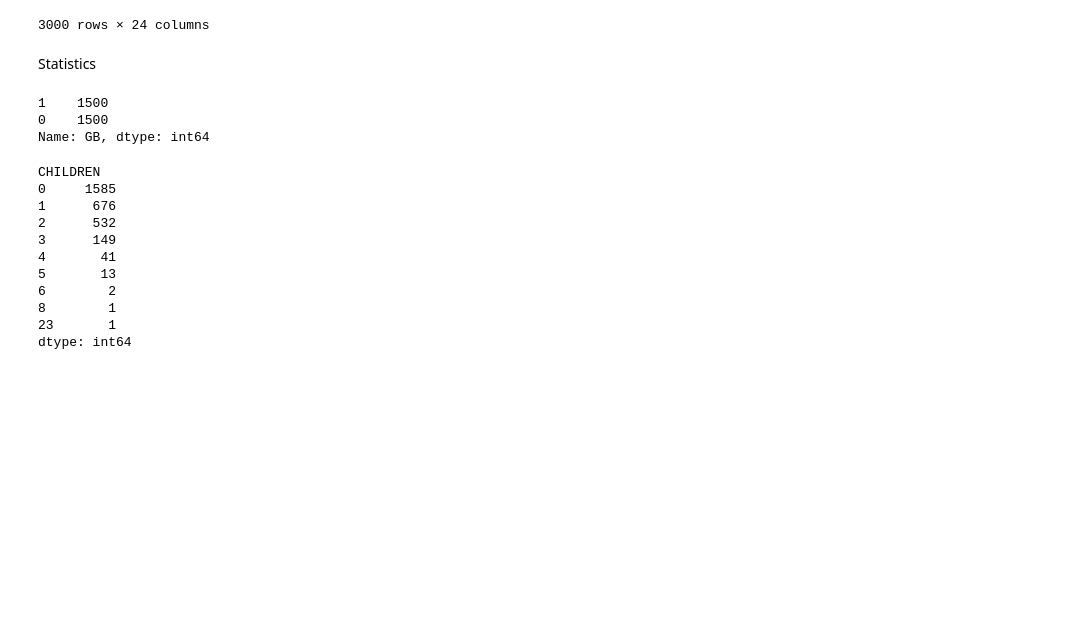
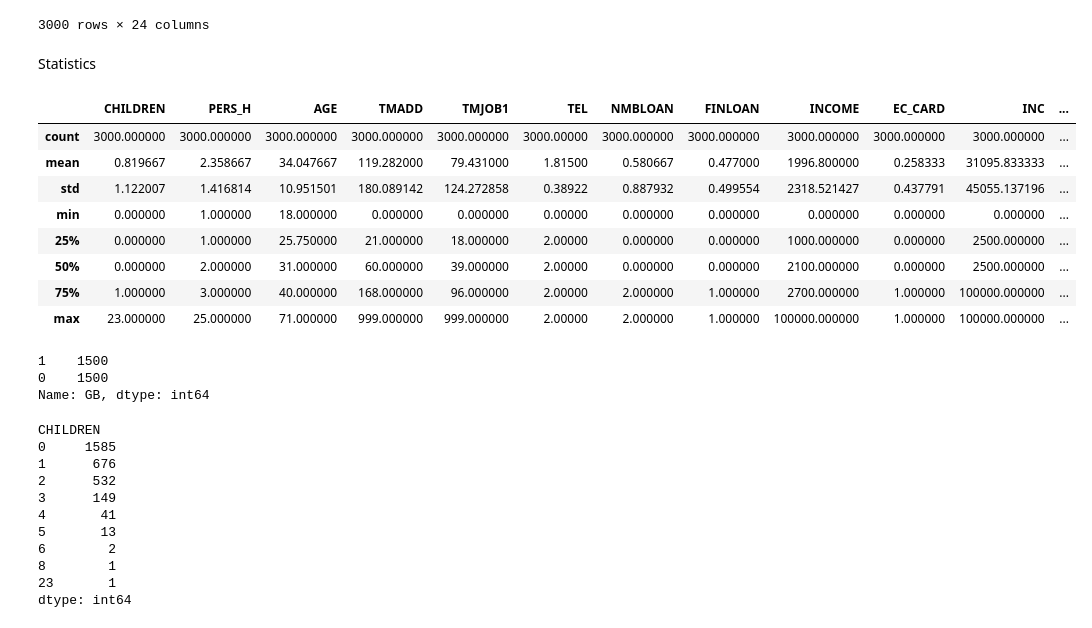
Before and after one commit to anastasiakaida/reliability-assessment, a Jupyter notebook: rel_borrower.ipynb, the cells around one changed output. Cells and saved outputs as stored; diff of their text form; code cells hidden in the pictures; blank space fills up the shorter version.

Commit message:
Data describe()

```diff
--- a/rel_borrower.ipynb
+++ b/rel_borrower.ipynb
@@ -32,6 +32,18 @@ excel
 3000 rows × 24 columns
 # %% [markdown]
 Statistics
+# %%
+excel.describe()
+# %% [output]
+|  | CHILDREN | PERS_H | AGE | TMADD | TMJOB1 | TEL | NMBLOAN | FINLOAN | INCOME | EC_CARD | INC | ... |
+| count | 3000.000000 | 3000.000000 | 3000.000000 | 3000.000000 | 3000.000000 | 3000.00000 | 3000.000000 | 3000.000000 | 3000.000000 | 3000.000000 | 3000.000000 | ... |
+| mean | 0.819667 | 2.358667 | 34.047667 | 119.282000 | 79.431000 | 1.81500 | 0.580667 | 0.477000 | 1996.800000 | 0.258333 | 31095.833333 | ... |
+| std | 1.122007 | 1.416814 | 10.951501 | 180.089142 | 124.272858 | 0.38922 | 0.887932 | 0.499554 | 2318.521427 | 0.437791 | 45055.137196 | ... |
+| min | 0.000000 | 1.000000 | 18.000000 | 0.000000 | 0.000000 | 0.00000 | 0.000000 | 0.000000 | 0.000000 | 0.000000 | 0.000000 | ... |
+| 25% | 0.000000 | 1.000000 | 25.750000 | 21.000000 | 18.000000 | 2.00000 | 0.000000 | 0.000000 | 1000.000000 | 0.000000 | 2500.000000 | ... |
+| 50% | 0.000000 | 2.000000 | 31.000000 | 60.000000 | 39.000000 | 2.00000 | 0.000000 | 0.000000 | 2100.000000 | 0.000000 | 2500.000000 | ... |
+| 75% | 1.000000 | 3.000000 | 40.000000 | 168.000000 | 96.000000 | 2.00000 | 2.000000 | 1.000000 | 2700.000000 | 1.000000 | 100000.000000 | ... |
+| max | 23.000000 | 25.000000 | 71.000000 | 999.000000 | 999.000000 | 2.00000 | 2.000000 | 1.000000 | 100000.000000 | 1.000000 | 100000.000000 | ... |
 # %%
 loan_stat = excel['GB'].value_counts()
 loan_stat
```
